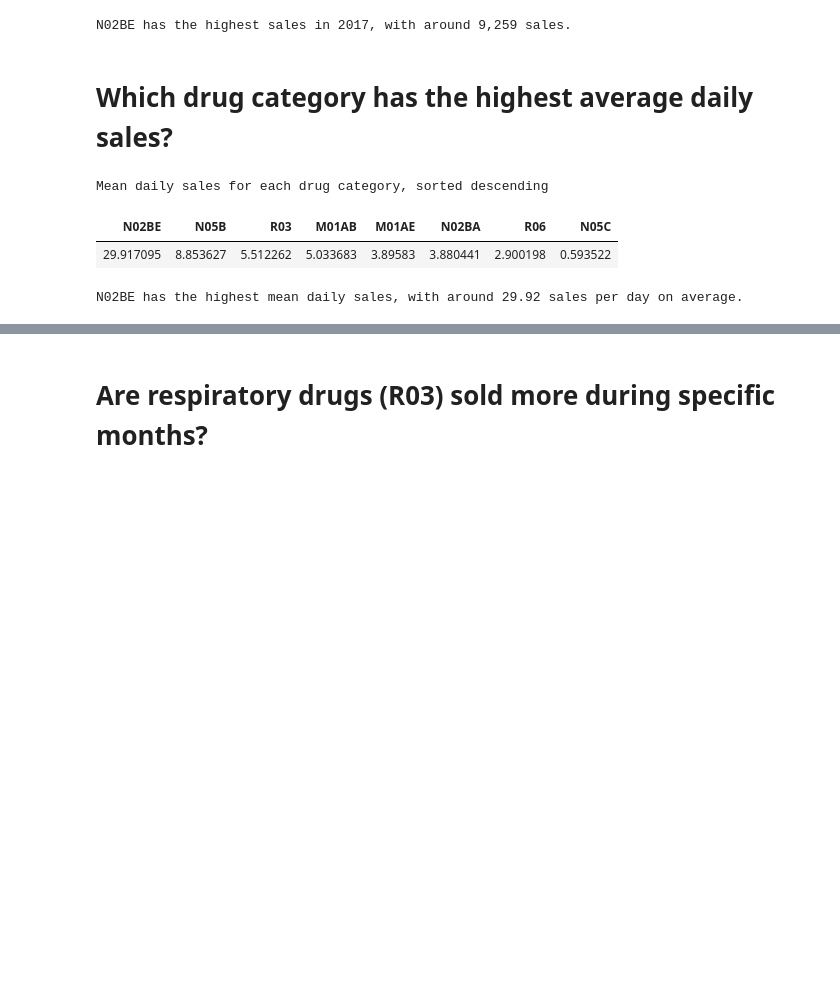
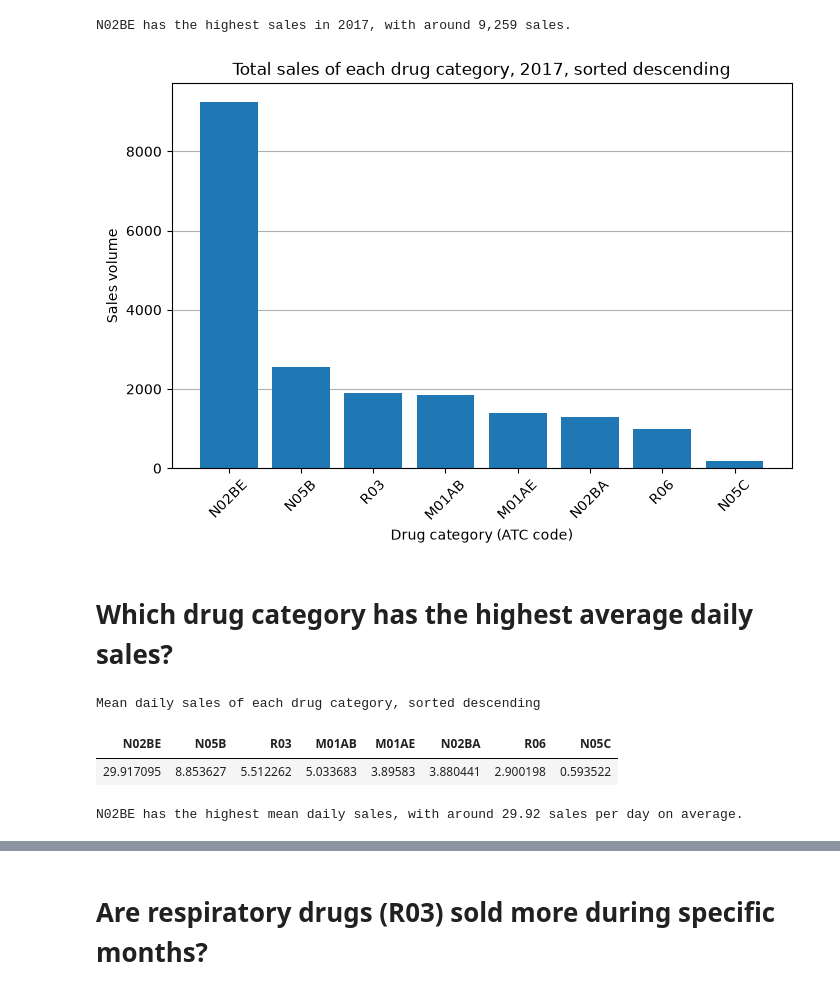
Before and after one commit to tistieom/analysing-pharma-sales-data, a Jupyter notebook: notebook.ipynb, the cells around one changed output, grey strips where cells are left out. Saved outputs shown, nothing was run; the diff lists cells and outputs as text; code cells hidden in the pictures; blank space fills up the shorter version.

Commit message:
added missing graphs

```diff
--- a/notebook.ipynb
+++ b/notebook.ipynb
@@ -130,18 +130,35 @@ Total sales of each drug category, 2017, sorted descending
 | N02BE | N05B | R03 | M01AB | M01AE | N02BA | R06 | N05C |
 | 9258.804833 | 2555.541667 | 1893.614583 | 1846.617083 | 1387.298333 | 1288.295833 | 988.86 | 180.333333 |
 N02BE has the highest sales in 2017, with around 9,259 sales.
+# %%
+plt.figure(figsize=(8, 5))
+plt.title("Total sales of each drug category, 2017, sorted descending")
+plt.xlabel("Drug category (ATC code)")
+plt.ylabel("Sales volume")
+plt.xticks(rotation=45)
+(
+    plt.bar(
+        sales.total_2017.sort_values(ascending=False).index,
+        sales.total_2017.sort_values(ascending=False),
+    ),
+)
+plt.rc("axes", axisbelow=True)
+plt.grid(axis="y", linestyle="-")
+plt.show();
+# %% [output]
+[figure, added]
 # %% [markdown]
 # Which drug category has the highest average daily sales?
 # %%
 display(
     HTML(
-        f"""<h3>Mean daily sales for each drug category, sorted descending</h3>
+        f"""<h3>Mean daily sales of each drug category, sorted descending</h3>
         {sales.mean_daily.sort_values(ascending=False).to_frame().T.to_html(index=False)}
         <strong>{sales.mean_daily.nlargest(1).index.values[0]}</strong> has the highest mean daily sales, with around <em>{sales.mean_daily.nlargest(1).values[0]:,.2f}</em> sales per day on average."""
     )
 )
 # %% [output]
-Mean daily sales for each drug category, sorted descending
+Mean daily sales of each drug category, sorted descending
 | N02BE | N05B | R03 | M01AB | M01AE | N02BA | R06 | N05C |
 | 29.917095 | 8.853627 | 5.512262 | 5.033683 | 3.89583 | 3.880441 | 2.900198 | 0.593522 |
 N02BE has the highest mean daily sales, with around 29.92 sales per day on average.
```
Also changed, not shown: parts of 1 cell of this notebook.
